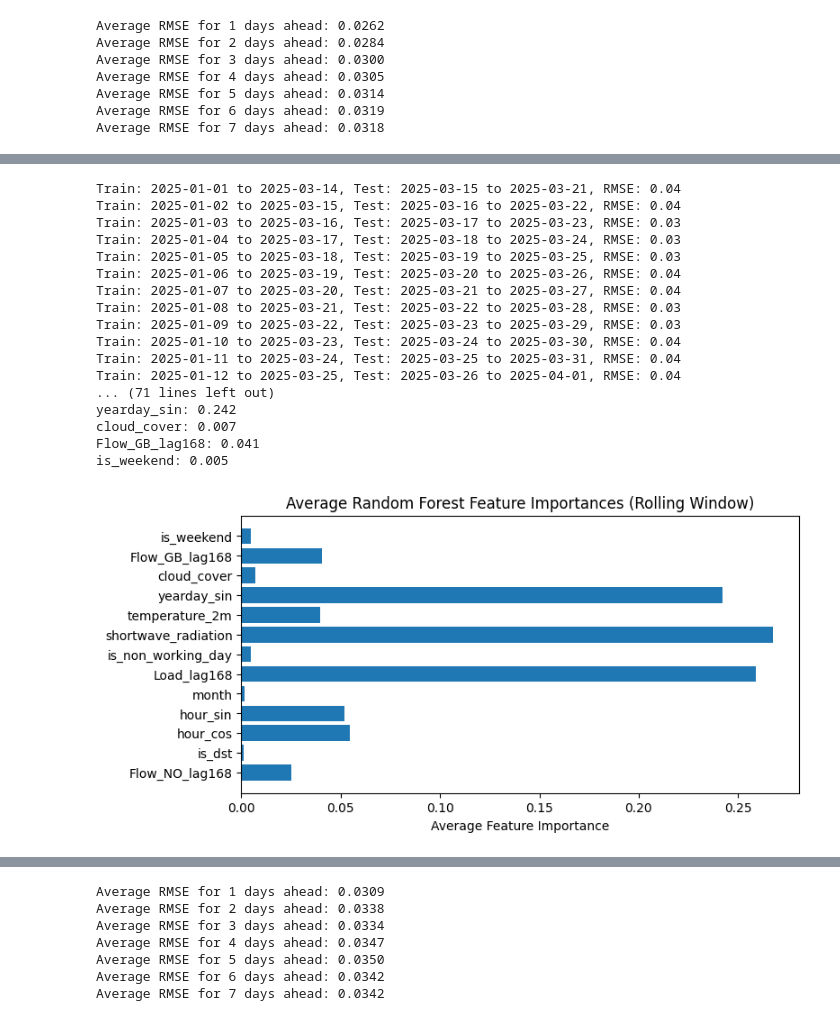
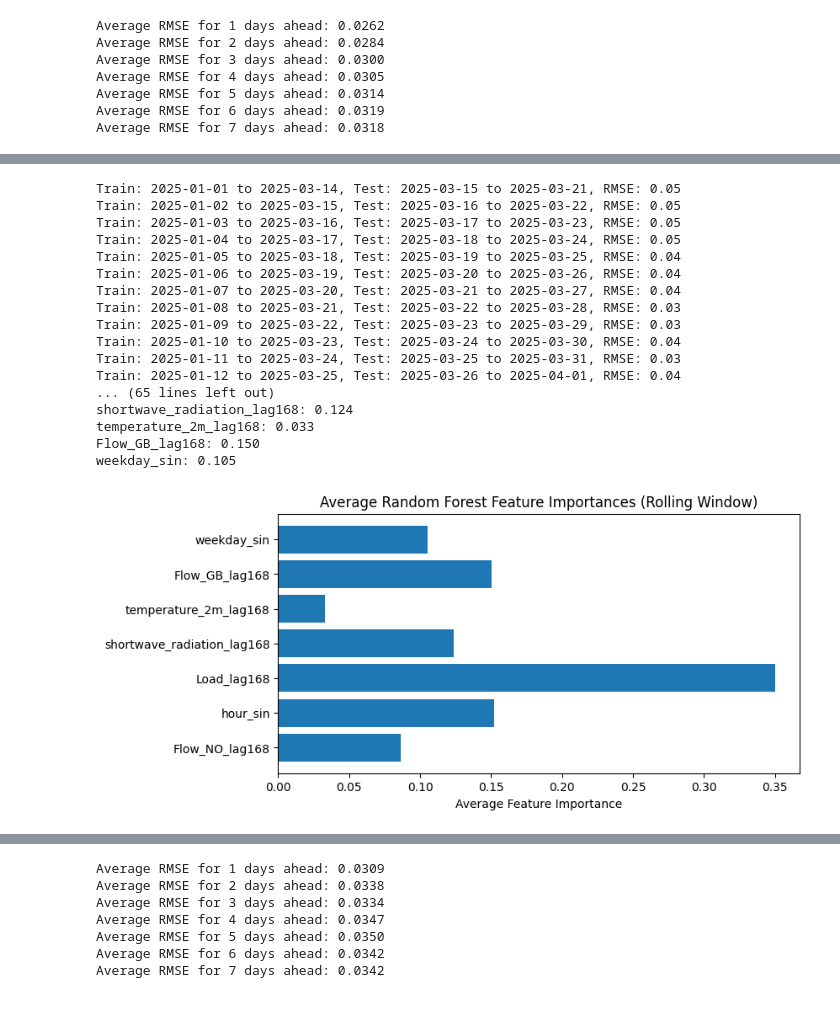
Before and after one commit to tvgerwe/ENEXIS, a Jupyter notebook: workspaces/sharell/random forest model 2.ipynb, the cells around one changed output, grey strips where cells are left out. Saved outputs shown, nothing was run; the diff lists cells and outputs as text; code cells hidden in the pictures.

```diff
--- a/workspaces/sharell/random forest model 2.ipynb
+++ b/workspaces/sharell/random forest model 2.ipynb
@@ -116,8 +116,9 @@ step_size = 1    # days to roll forward
 features = [
     'Flow_NO',  'hour_sin',
     'Load','shortwave_radiation', 'temperature_2m',
-    'Flow_GB', 'weekday_sin',
-] # excluded: month, is_dst, is_non_working_day, is_weekend,  'yearday_sin', 'cloud_cover', 'hour_cos', 'weekday_cos'
+    'Flow_GB', 'weekday_sin'
+] # excluded: 'yearday_sin','weekday_cos', 'diffuse_radiation', 'yearday_cos' 'hour_cos', 'month','is_dst','is_non_working_day', 'is_weekend','cloud_cover','direct_normal_irradiance',
+
 
 # Prepare
 df = df.sort_values('Timestamp').reset_index(drop=True)
@@ -296,16 +377,19 @@ all_horizons = []
 df['Load_lag168'] = df['Load'].shift(168)
 df['Flow_NO_lag168'] = df['Flow_NO'].shift(168)
 df['Flow_GB_lag168'] = df['Flow_GB'].shift(168)
-
+df['shortwave_radiation_lag168'] = df['shortwave_radiation'].shift(168)
+df['temperature_2m_lag168'] = df['temperature_2m'].shift(168)
 
 # Parameters
 window_size = 73  # days in training set
 test_size = 7    # days in test set
 step_size = 1    # days to roll forward
 features = [
-    'Flow_NO_lag168','is_dst', 'hour_cos', 'hour_sin','month',
-    'Load_lag168','is_non_working_day','shortwave_radiation', 'temperature_2m',
-    'yearday_sin', 'cloud_cover', 'Flow_GB_lag168',  'is_weekend']
+    'Flow_NO_lag168',  'hour_sin',
+    'Load_lag168','shortwave_radiation_lag168', 'temperature_2m_lag168',
+    'Flow_GB_lag168', 'weekday_sin'
+] # excluded: 'yearday_sin','weekday_cos', 'diffuse_radiation', 'yearday_cos' 'hour_cos', 'month','is_dst','is_non_working_day', 'is_weekend','cloud_cover','direct_normal_irradiance',
+
 
 # Prepare
 df = df.sort_values('Timestamp').reset_index(drop=True)
@@ -375,45 +459,45 @@ pivot_df = pivot_df.reset_index()
 print(pivot_df.head())
 
 # Add actuals
 actuals = result_df.drop_duplicates('Timestamp')[['Timestamp', 'Actual']]
 pivot_df = pd.merge(pivot_df, actuals, on='Timestamp', how='left')
 
 print(pivot_df.head())
 
 # Gemiddelde RMSE, MAE en feature importance
 print(f"\nAverage RMSE: {np.mean(rmses):.2f}")
 print(f"Average MAE: {np.mean(maes):.2f}")
 
 avg_importance = np.mean(importances, axis=0)
 for name, imp in zip(features, avg_importance):
     print(f"{name}: {imp:.3f}")
 
 # Visualiseer gemiddelde feature importance
 import matplotlib.pyplot as plt
 plt.figure(figsize=(8, 4))
 plt.barh(features, avg_importance)
 plt.xlabel("Average Feature Importance")
 plt.title("Average Random Forest Feature Importances (Rolling Window)")
 plt.show()
 # %% [output]
-Train: 2025-01-01 to 2025-03-14, Test: 2025-03-15 to 2025-03-21, RMSE: 0.04
-Train: 2025-01-02 to 2025-03-15, Test: 2025-03-16 to 2025-03-22, RMSE: 0.04
-Train: 2025-01-03 to 2025-03-16, Test: 2025-03-17 to 2025-03-23, RMSE: 0.03
-Train: 2025-01-04 to 2025-03-17, Test: 2025-03-18 to 2025-03-24, RMSE: 0.03
-Train: 2025-01-05 to 2025-03-18, Test: 2025-03-19 to 2025-03-25, RMSE: 0.03
+Train: 2025-01-01 to 2025-03-14, Test: 2025-03-15 to 2025-03-21, RMSE: 0.05
+Train: 2025-01-02 to 2025-03-15, Test: 2025-03-16 to 2025-03-22, RMSE: 0.05
+Train: 2025-01-03 to 2025-03-16, Test: 2025-03-17 to 2025-03-23, RMSE: 0.05
+Train: 2025-01-04 to 2025-03-17, Test: 2025-03-18 to 2025-03-24, RMSE: 0.05
+Train: 2025-01-05 to 2025-03-18, Test: 2025-03-19 to 2025-03-25, RMSE: 0.04
 Train: 2025-01-06 to 2025-03-19, Test: 2025-03-20 to 2025-03-26, RMSE: 0.04
 Train: 2025-01-07 to 2025-03-20, Test: 2025-03-21 to 2025-03-27, RMSE: 0.04
 Train: 2025-01-08 to 2025-03-21, Test: 2025-03-22 to 2025-03-28, RMSE: 0.03
 Train: 2025-01-09 to 2025-03-22, Test: 2025-03-23 to 2025-03-29, RMSE: 0.03
 Train: 2025-01-10 to 2025-03-23, Test: 2025-03-24 to 2025-03-30, RMSE: 0.04
-Train: 2025-01-11 to 2025-03-24, Test: 2025-03-25 to 2025-03-31, RMSE: 0.04
+Train: 2025-01-11 to 2025-03-24, Test: 2025-03-25 to 2025-03-31, RMSE: 0.03
 Train: 2025-01-12 to 2025-03-25, Test: 2025-03-26 to 2025-04-01, RMSE: 0.04
-... (71 lines left out)
-yearday_sin: 0.242
-cloud_cover: 0.007
-Flow_GB_lag168: 0.041
-is_weekend: 0.005
+... (65 lines left out)
+shortwave_radiation_lag168: 0.124
+temperature_2m_lag168: 0.033
+Flow_GB_lag168: 0.150
+weekday_sin: 0.105
-[figure, old version]
+[figure, new version]
 # %%
 # Gemiddelde RMSE, MAE en feature importance
 print(f"\nAverage RMSE: {np.mean(rmses):.4f}")
```
Also changed, not shown: parts of 5 cells of this notebook, 1 other file.
